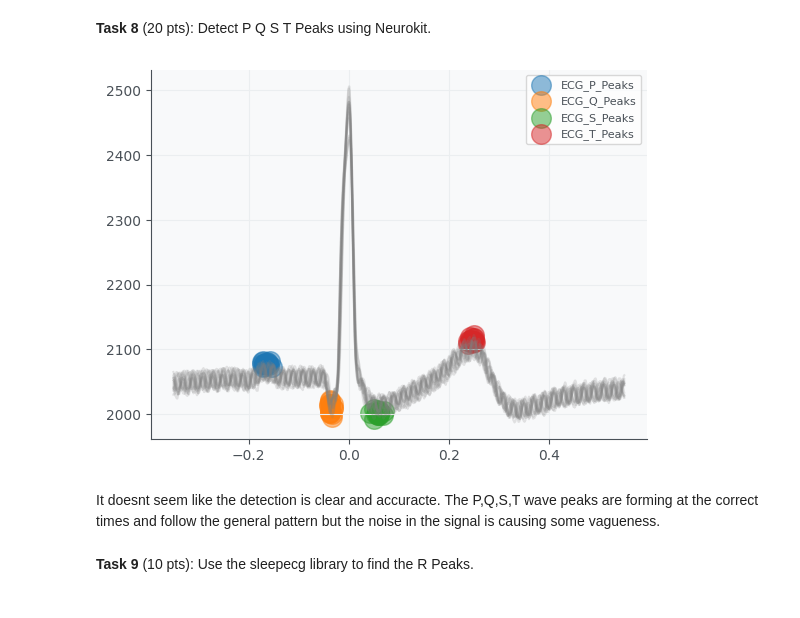
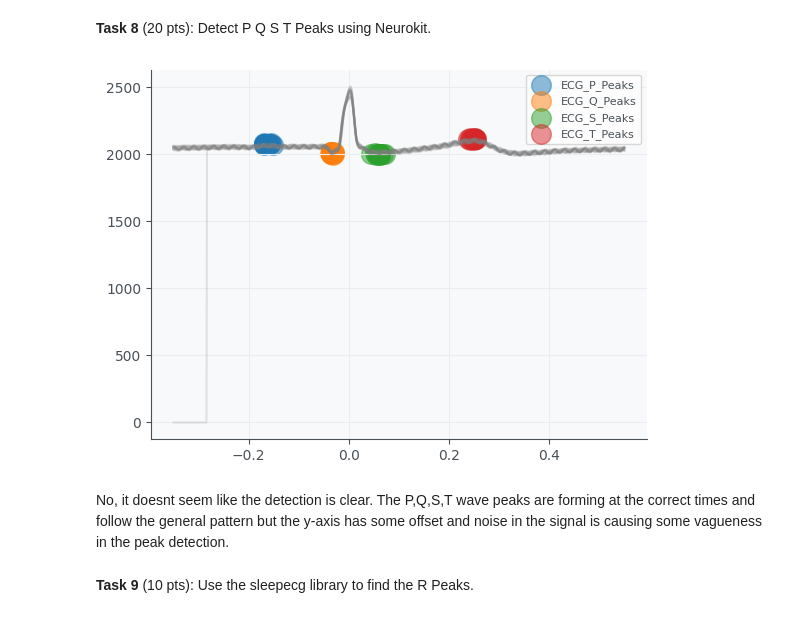
Before and after one commit to sid2904/cs666student, a Jupyter notebook: Copy_of_CS666_Assignment_1.ipynb, the cells around one changed output. Saved outputs shown, nothing was run; the diff lists cells and outputs as text; code cells hidden in the pictures.

```diff
--- a/Copy_of_CS666_Assignment_1.ipynb
+++ b/Copy_of_CS666_Assignment_1.ipynb
@@ -151,16 +151,14 @@ Successfully installed neurokit2-0.2.12
 # Hint 2: The plot will have blue, orange, green, and red circles :)
 # Hint 3: rpeaks were detected above from biosppy's ecg.ecg method
 # %%
-_, rpeaks_nk = nk.ecg_peaks(signal, sampling_rate=SAMPLING_RATE)
-
 _, waves_peak = nk.ecg_delineate(signal,
-                                 rpeaks_nk,
+                                 r_peaks_biospy,
                                  sampling_rate=SAMPLING_RATE,
                                  method="peak",
                                  show=True,
                                  show_type='peaks')
 # %% [output]
-[figure, old version]
+[figure, new version]
 # %%
 # TODO Does the detection work well?
 
@@ -168,5 +166,5 @@ _, waves_peak = nk.ecg_delineate(signal,
 # %% [markdown]
-It doesnt seem like the detection is clear and accuracte. The P,Q,S,T wave peaks are forming at the correct times and follow the general pattern but the noise in the signal is causing some vagueness.
+No, it doesnt seem like the detection is clear. The P,Q,S,T wave peaks are forming at the correct times and follow the general pattern but the y-axis has some offset and noise in the signal is causing some vagueness in the peak detection.
 # %% [markdown]
 **Task 9** (10 pts): Use the sleepecg library to find the R Peaks.
 # %%
```
Also changed, not shown: parts of 7 cells of this notebook.
